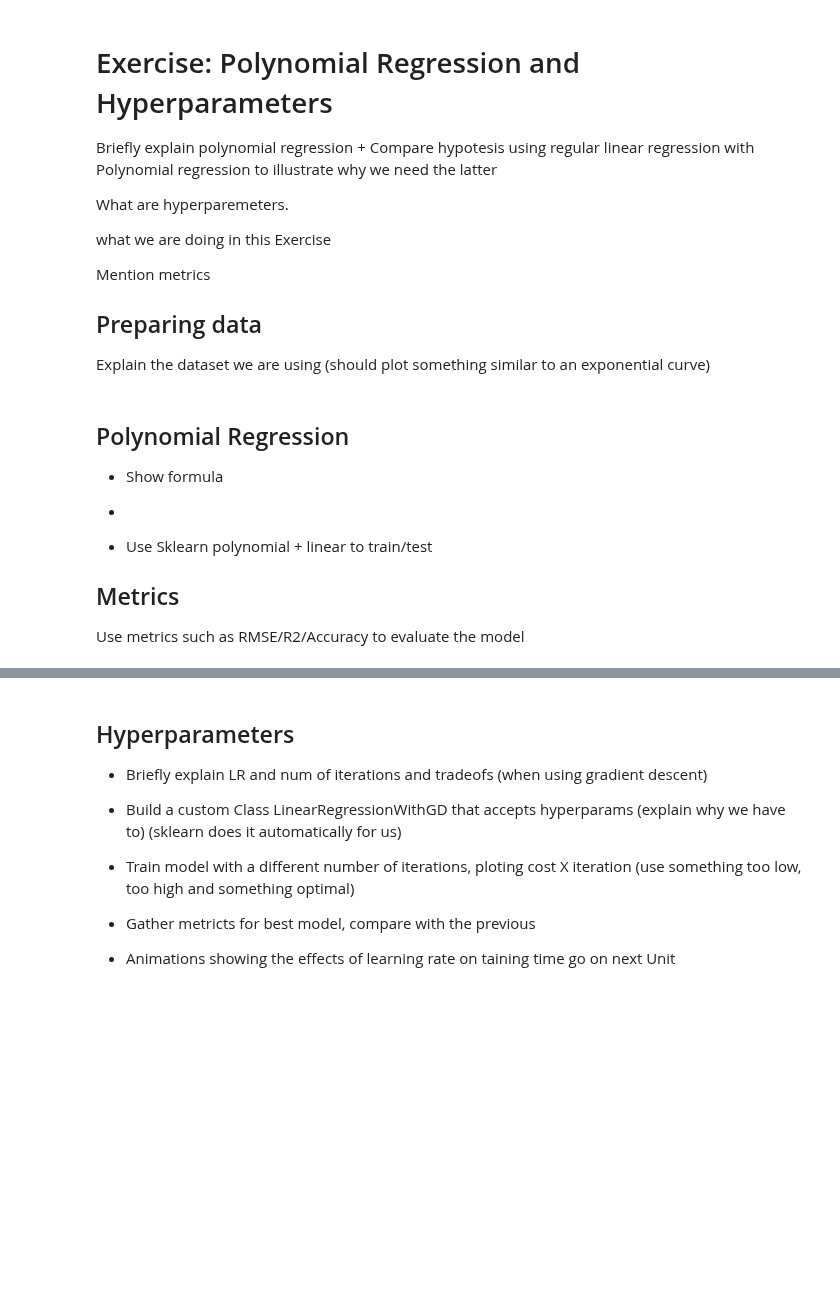
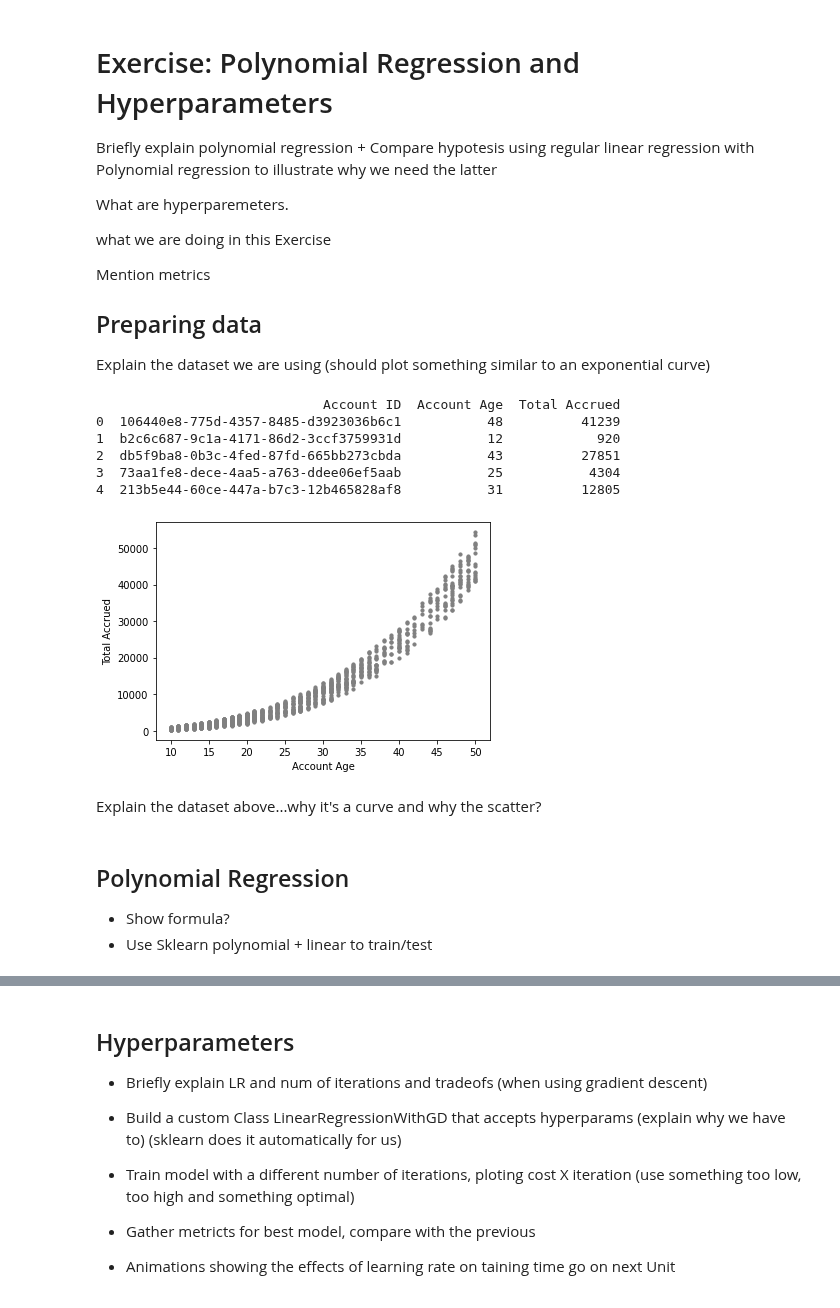
Before and after one commit to MicrosoftDocs/mslearn-introduction-to-machine-learning, a Jupyter notebook: 1b - unit 03.ipynb, the cells around one changed output, grey strips where cells are left out. Drawn from its saved outputs; the diff is of its cells as text; code cells hidden in the pictures; blank space fills up the shorter version.

Commit message:
1b Unit 3 - Added code up to polynomial model metrics

```diff
--- a/1b - unit 03.ipynb
+++ b/1b - unit 03.ipynb
@@ -25,9 +19,39 @@ import pandas as pd
+# %%
+# Import everything we will need for this unit
+import pandas as pd
+import numpy as np
+import operator
+import matplotlib.pyplot as plt
+from sklearn.linear_model import LinearRegression
+from sklearn.metrics import mean_squared_error, r2_score
+from sklearn.preprocessing import PolynomialFeatures
+
+
+# Load data from our dataset file into a pandas dataframe
+dataset = pd.read_csv('Data/investments.csv', index_col=False, sep=",",header=0)
+
+# Check what's in the dataset
+print(dataset.head(), "\n")
+
+# Plot dataset points
+%matplotlib inline
+X = dataset["Account Age"]
+y = dataset["Total Accrued"]
+plt.scatter(X, y, s=10, color="gray")
+plt.ylabel('Total Accrued')
+plt.xlabel("Account Age")
+plt.show()
+# %% [output]
+                             Account ID  Account Age  Total Accrued
+0  106440e8-775d-4357-8485-d3923036b6c1           48          41239
+1  b2c6c687-9c1a-4171-86d2-3ccf3759931d           12            920
+2  db5f9ba8-0b3c-4fed-87fd-665bb273cbda           43          27851
+3  73aa1fe8-dece-4aa5-a763-ddee06ef5aab           25           4304
+4  213b5e44-60ce-447a-b7c3-12b465828af8           31          12805
+[figure, added]
+# %% [markdown]
+Explain the dataset above...why it's a curve and why the scatter?
 # %% [markdown]
 ## Polynomial Regression
-- Show formula
--
-
+- Show formula?
 - Use Sklearn polynomial + linear to train/test
-
-## Metrics
-Use metrics such as RMSE/R2/Accuracy to evaluate the model
```
Also changed, not shown: parts of 4 cells of this notebook, 2 other files.
